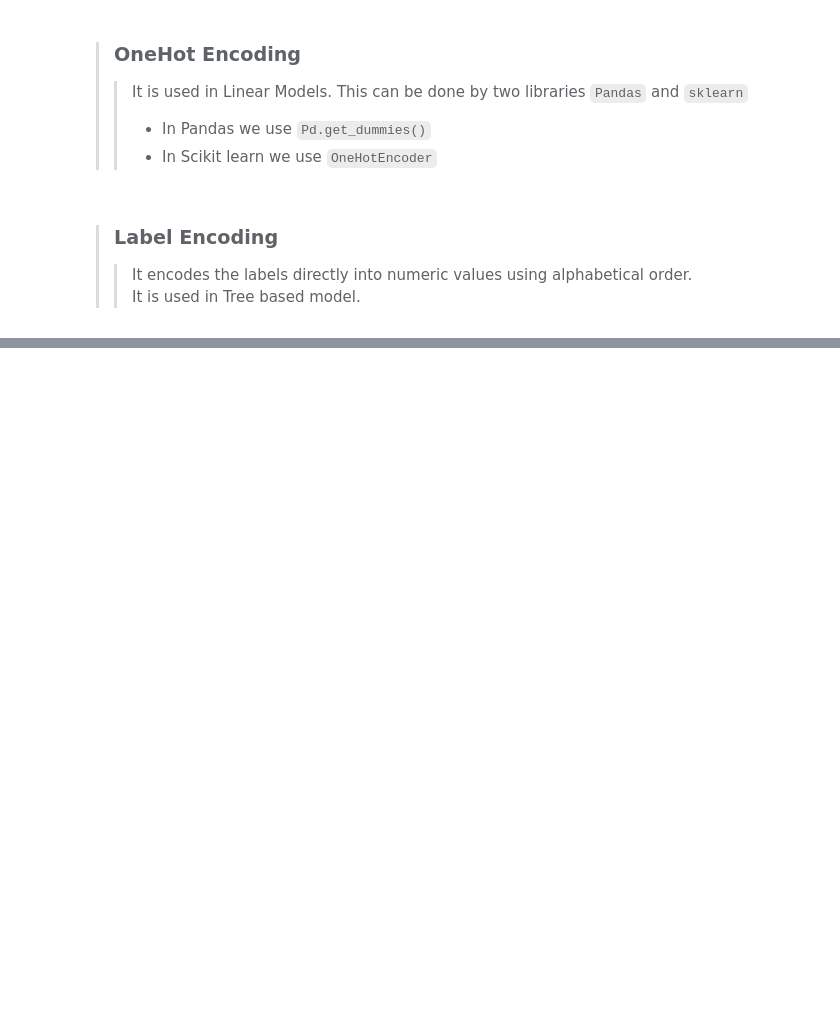
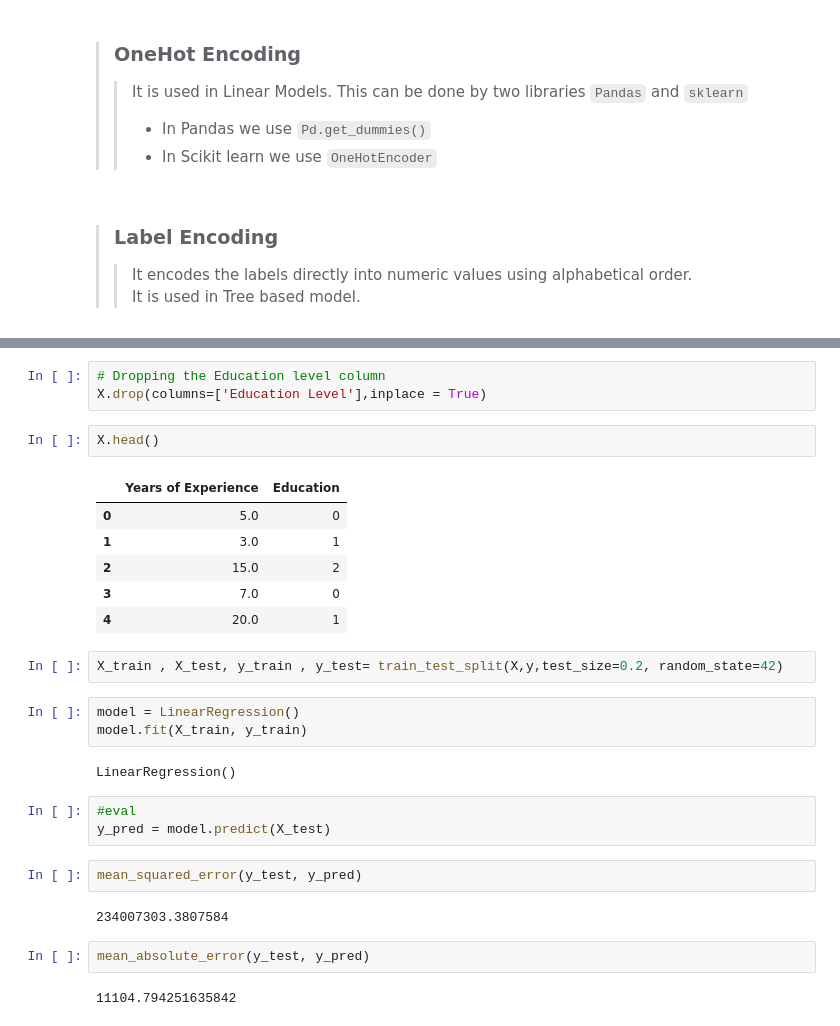
Before and after one commit to Sandeep-Poudel/Ai-Ml-bootcamp, a Jupyter notebook: IntroductionToLinearRegression.ipynb, the cells around one changed output, grey strips where cells are left out. Saved outputs shown, nothing was run; the diff lists cells and outputs as text; blank space fills up the shorter version.

```diff
--- a/IntroductionToLinearRegression.ipynb
+++ b/IntroductionToLinearRegression.ipynb
@@ -346,0 +368,30 @@ Techniques:
+# %%
+# Dropping the Education level column
+X.drop(columns=['Education Level'],inplace = True)
+# %%
+X.head()
+# %% [output]
+|  | Years of Experience | Education |
+| 0 | 5.0 | 0 |
+| 1 | 3.0 | 1 |
+| 2 | 15.0 | 2 |
+| 3 | 7.0 | 0 |
+| 4 | 20.0 | 1 |
+# %%
+X_train , X_test, y_train , y_test= train_test_split(X,y,test_size=0.2, random_state=42)
+# %%
+model = LinearRegression()
+model.fit(X_train, y_train)
+# %% [output]
+LinearRegression()
+# %%
+#eval
+y_pred = model.predict(X_test)
+# %%
+mean_squared_error(y_test, y_pred)
+# %% [output]
+234007303.3807584
+# %%
+mean_absolute_error(y_test, y_pred)
+# %% [output]
+11104.794251635842
```
Also changed, not shown: parts of 5 cells of this notebook, 2 other files.
